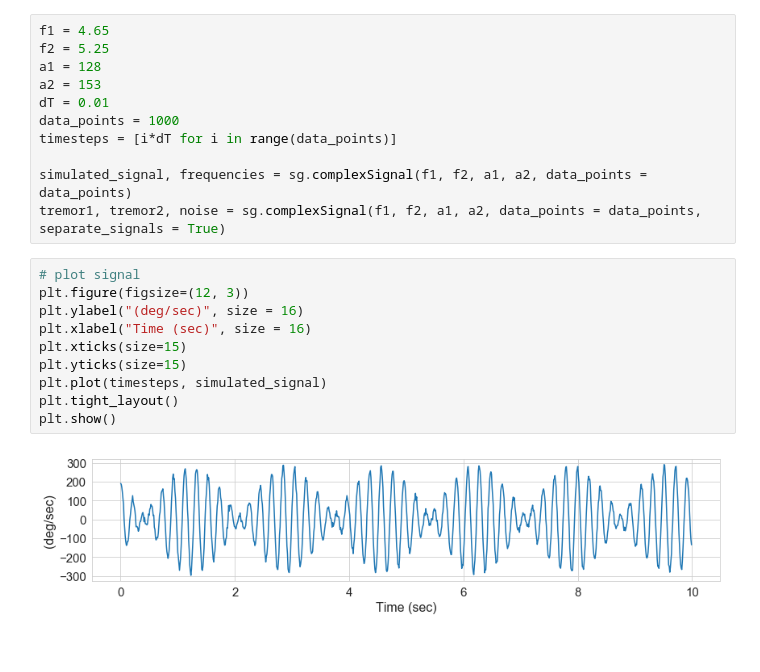
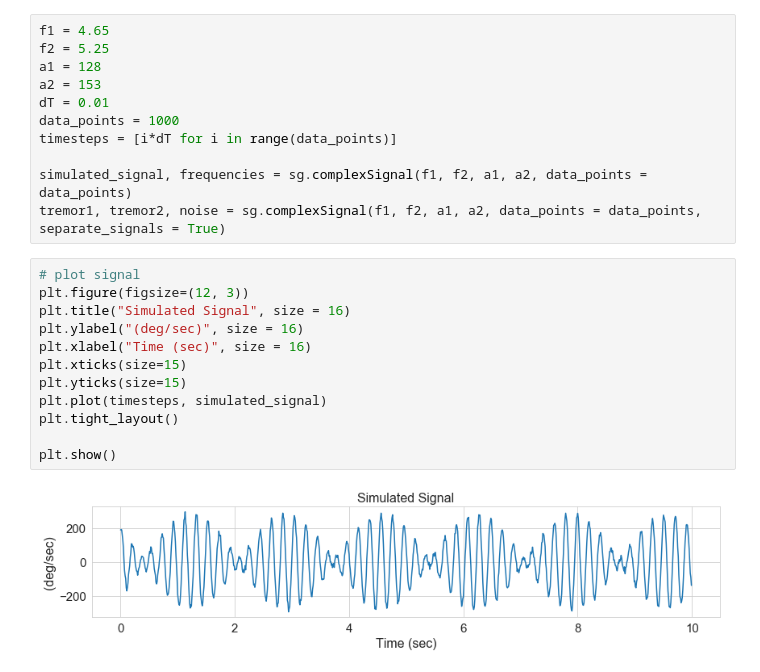
Before and after one commit to Bjarten/flc-based-filters, a Jupyter notebook: Tremor Signals.ipynb, the cells around one changed output. Saved outputs shown, nothing was run; the diff lists cells and outputs as text.

```diff
--- a/Tremor Signals.ipynb
+++ b/Tremor Signals.ipynb
@@ -22,13 +22,15 @@ tremor1, tremor2, noise = sg.complexSignal(f1, f2, a1, a2, data_points = data_po
 # %%
 # plot signal
 plt.figure(figsize=(12, 3))
+plt.title("Simulated Signal", size = 16)
 plt.ylabel("(deg/sec)", size = 16)
 plt.xlabel("Time (sec)", size = 16)
 plt.xticks(size=15)
 plt.yticks(size=15)
 plt.plot(timesteps, simulated_signal)
 plt.tight_layout()
+
 plt.show()
 # %% [output]
-[figure, old version]
+[figure, new version]
 # %%
```
Also changed, not shown: parts of 7 cells of this notebook.
